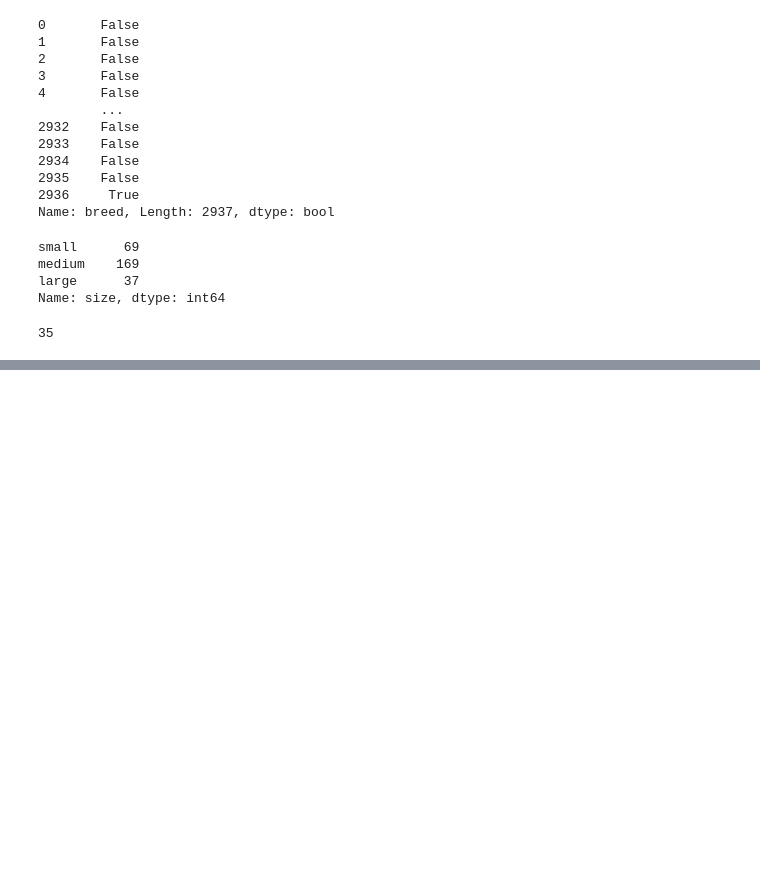
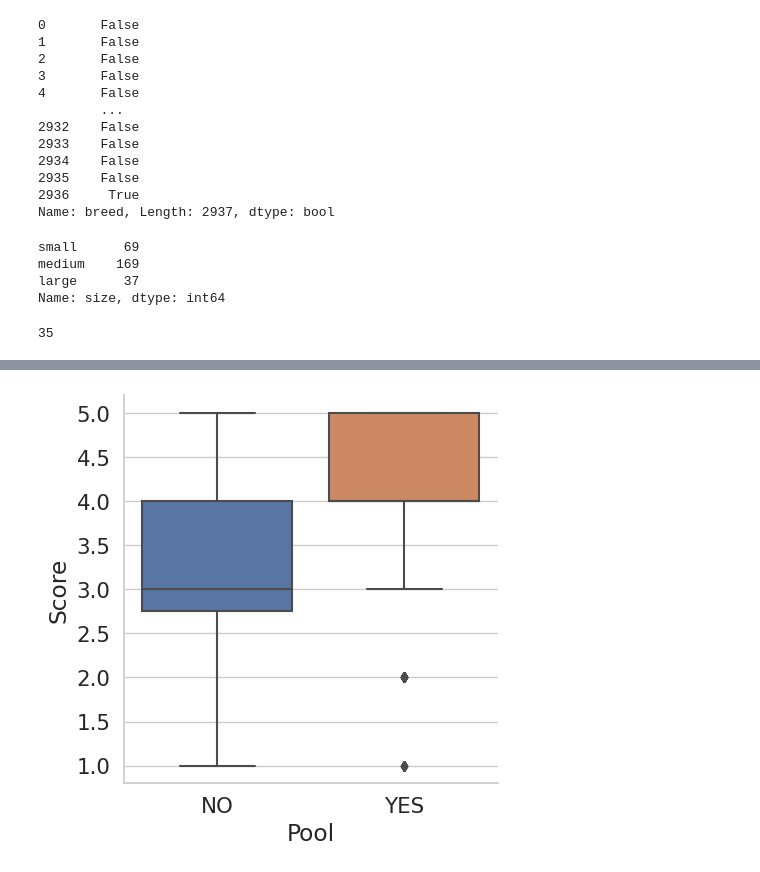
Before and after one commit to umutky/datascience_repo, a Jupyter notebook: categoricaldata.ipynb, the cells around one changed output, grey strips where cells are left out. Drawn from its saved outputs; the diff is of its cells as text; code cells hidden in the pictures; blank space fills up the shorter version.

```diff
--- a/categoricaldata.ipynb
+++ b/categoricaldata.ipynb
@@ -288,0 +291,3 @@ print(dogs[dogs["breed"].str.contains("English", regex=False)].shape[0])
+# %%
+reviews = pd.read_csv("/home/umut/python_calismalar/lasvegas_tripadvisor.csv")
+reviews.info()
@@ -288,0 +312,7 @@ print(dogs[dogs["breed"].str.contains("English", regex=False)].shape[0])
+# %%
+sns.set(font_scale=1.4)
+sns.set_style("whitegrid")
+sns.catplot(data=reviews, x="Pool",y="Score", kind="box")
+plt.show()
+# %% [output]
+[figure, added]
```
Also changed, not shown: parts of 9 cells of this notebook.
